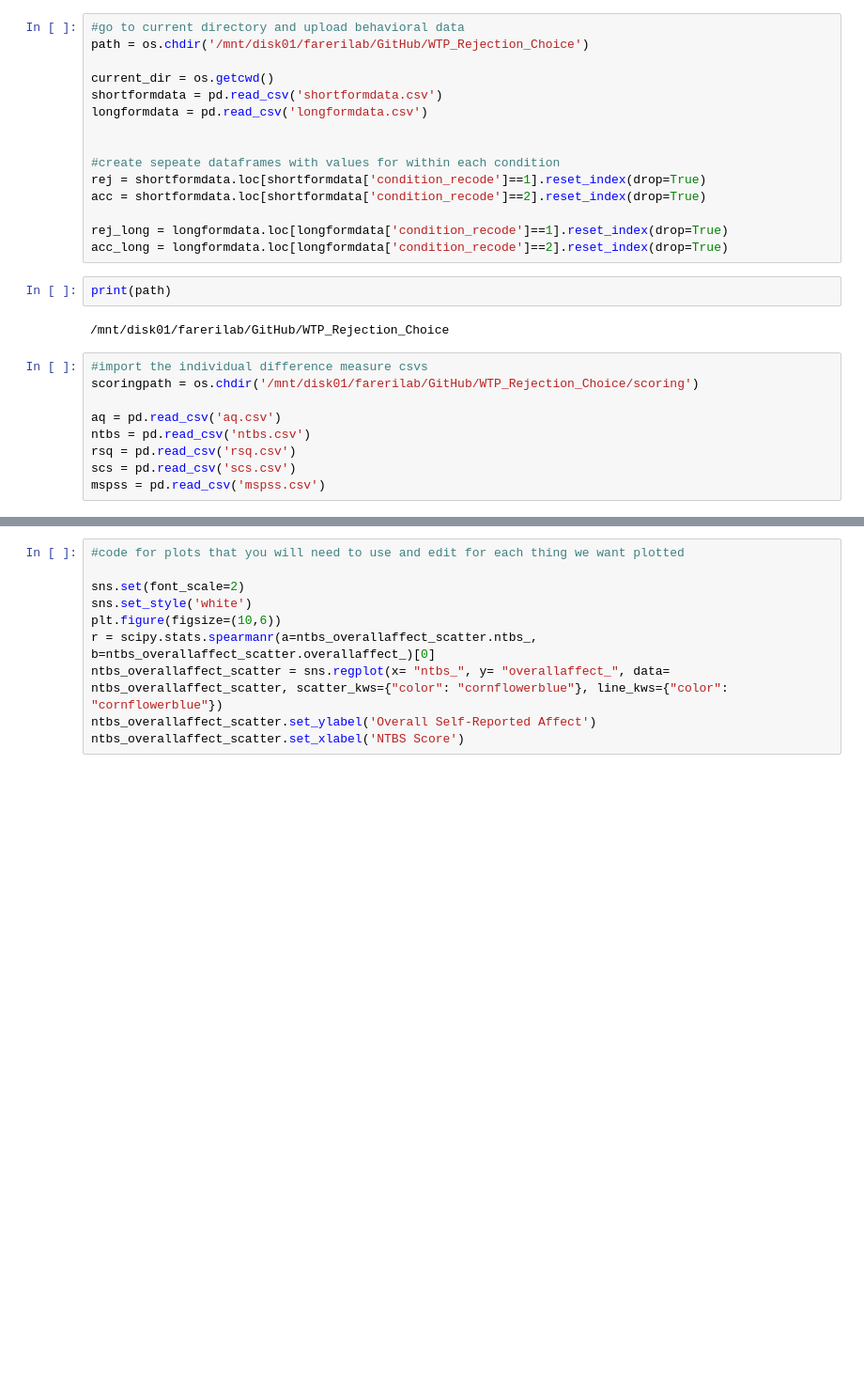
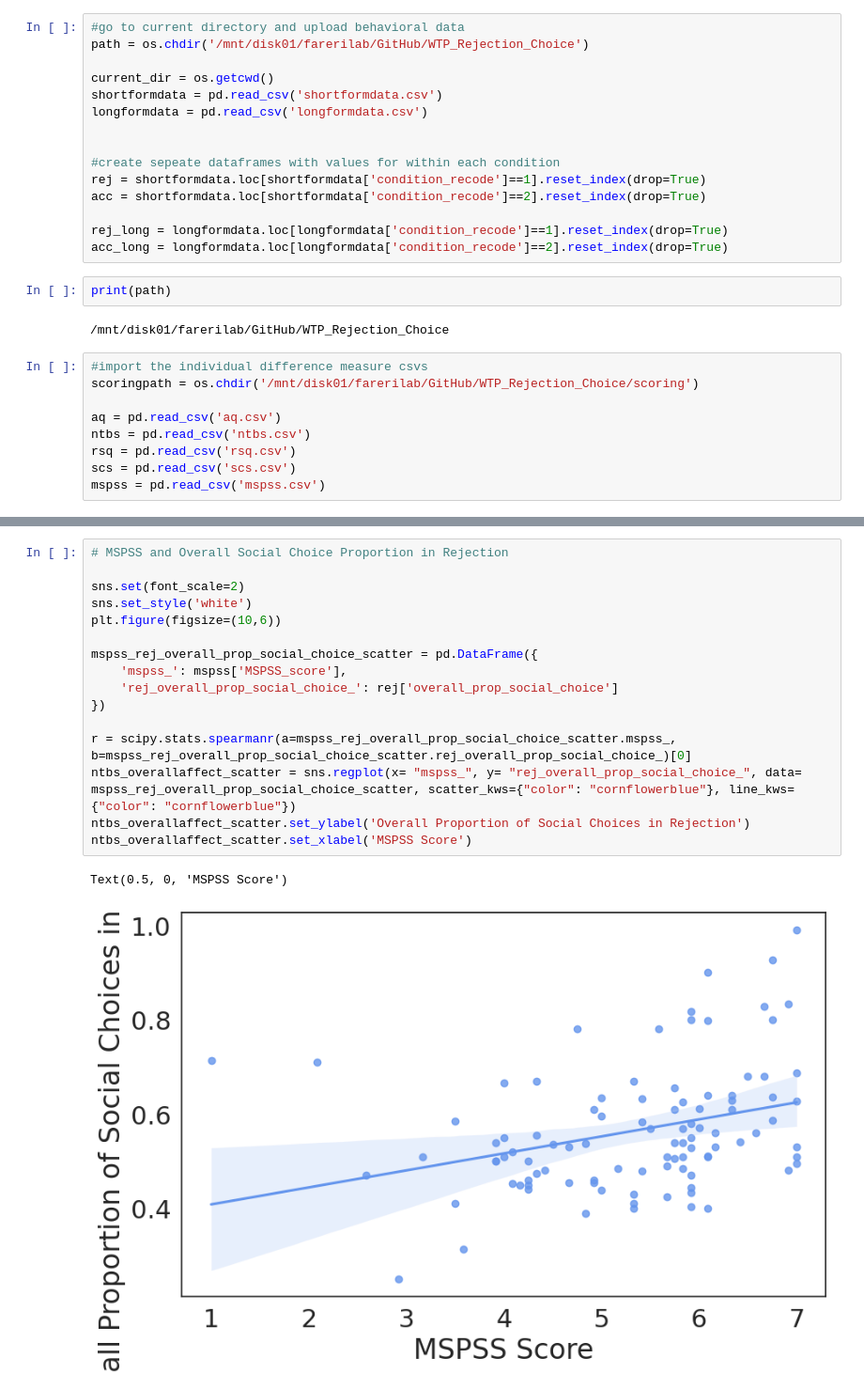
Before and after one commit to fareri-lab/WTP_Rejection_Choice_Pub, a Jupyter notebook: correlations_JD.ipynb, the cells around one changed output, grey strips where cells are left out. Shown at 94% size. Saved outputs shown, nothing was run; the diff lists cells and outputs as text; blank space fills up the shorter version.

Commit message:
SJG 4/9
added plots for MSPSS and social choice proportion in rej and RSQ and social decision price in rej

```diff
--- a/correlations_JD.ipynb
+++ b/correlations_JD.ipynb
@@ -750,13 +769,22 @@ Accept null hypothesis that the means are equal.
 Spearmans correlation: 0.075
 p value: 0.4630
 Accept null hypothesis that the means are equal.
-# %%
-#code for plots that you will need to use and edit for each thing we want plotted
-
-sns.set(font_scale=2)
-sns.set_style('white')
-plt.figure(figsize=(10,6))
-r = scipy.stats.spearmanr(a=ntbs_overallaffect_scatter.ntbs_, b=ntbs_overallaffect_scatter.overallaffect_)[0]
-ntbs_overallaffect_scatter = sns.regplot(x= "ntbs_", y= "overallaffect_", data= ntbs_overallaffect_scatter, scatter_kws={"color": "cornflowerblue"}, line_kws={"color": "cornflowerblue"})
-ntbs_overallaffect_scatter.set_ylabel('Overall Self-Reported Affect')
-ntbs_overallaffect_scatter.set_xlabel('NTBS Score')
+# %%
+# MSPSS and Overall Social Choice Proportion in Rejection
+
+sns.set(font_scale=2)
+sns.set_style('white')
+plt.figure(figsize=(10,6))
+
+mspss_rej_overall_prop_social_choice_scatter = pd.DataFrame({
+    'mspss_': mspss['MSPSS_score'],
+    'rej_overall_prop_social_choice_': rej['overall_prop_social_choice']
+})
+
+r = scipy.stats.spearmanr(a=mspss_rej_overall_prop_social_choice_scatter.mspss_, b=mspss_rej_overall_prop_social_choice_scatter.rej_overall_prop_social_choice_)[0]
+ntbs_overallaffect_scatter = sns.regplot(x= "mspss_", y= "rej_overall_prop_social_choice_", data= mspss_rej_overall_prop_social_choice_scatter, scatter_kws={"color": "cornflowerblue"}, line_kws={"color": "cornflowerblue"})
+ntbs_overallaffect_scatter.set_ylabel('Overall Proportion of Social Choices in Rejection')
+ntbs_overallaffect_scatter.set_xlabel('MSPSS Score')
+# %% [output]
+Text(0.5, 0, 'MSPSS Score')
+[figure, added]
```
Also changed, not shown: parts of 18 cells of this notebook.
